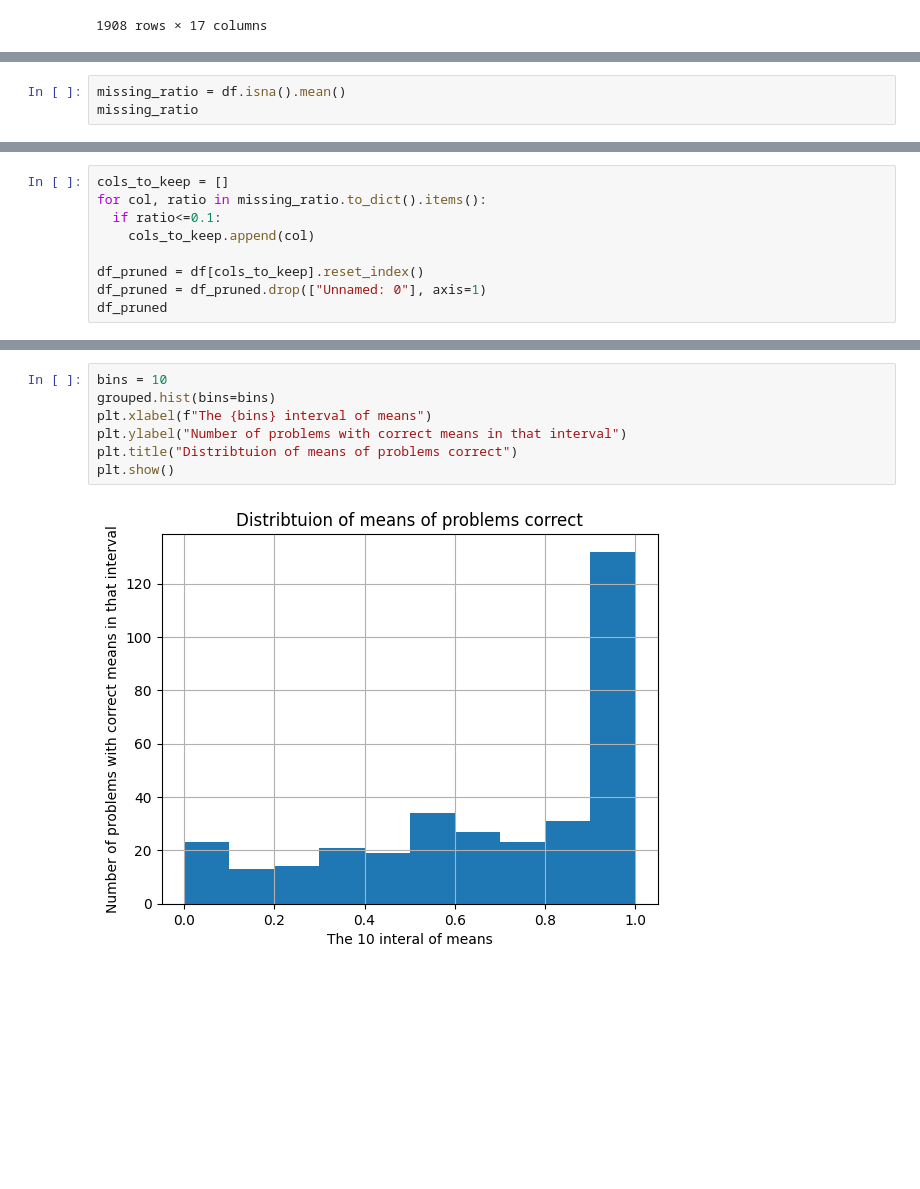
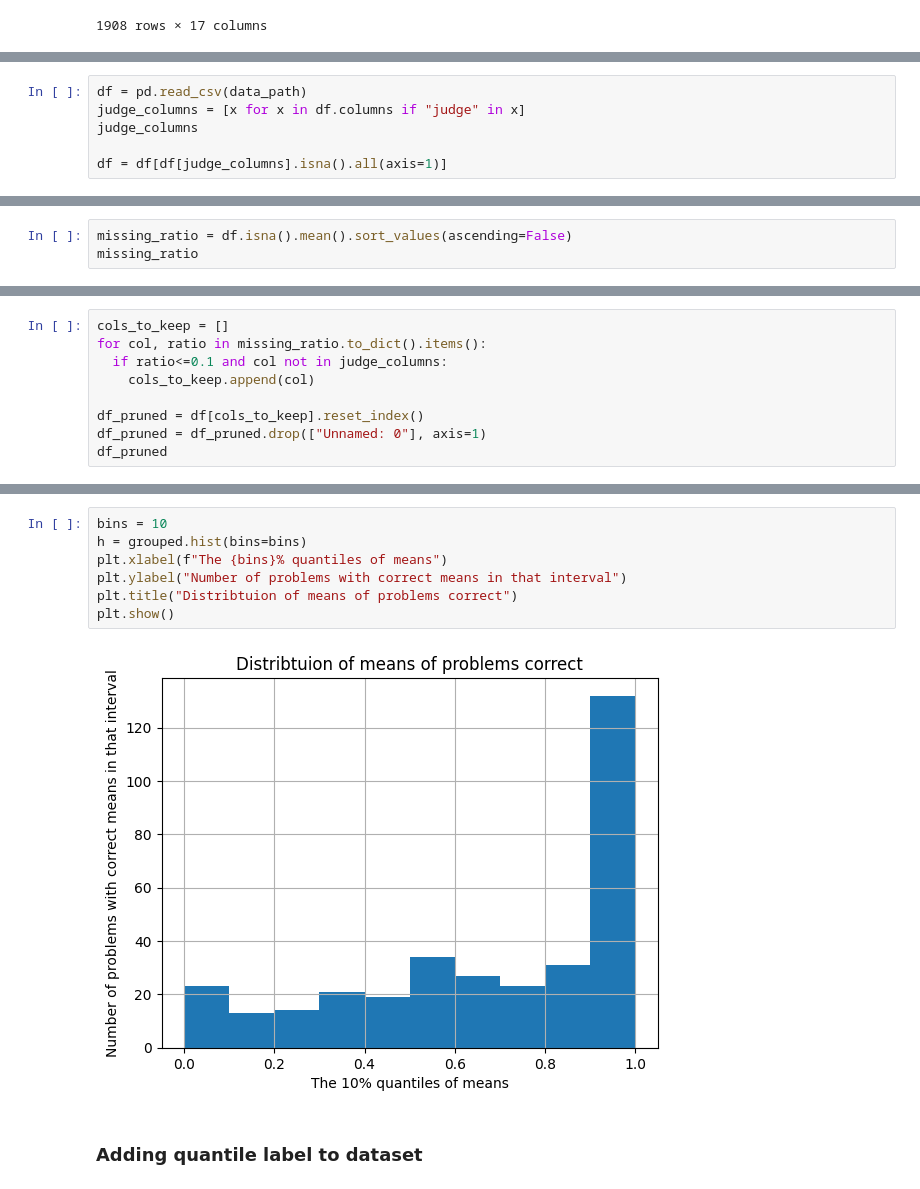
Before and after one commit to au-nlp/project-milestone-p2-group15, a Jupyter notebook: thomas_playground.ipynb, the cells around one changed output, grey strips where cells are left out. Drawn from its saved outputs; the diff is of its cells as text; blank space fills up the shorter version.

```diff
--- a/thomas_playground.ipynb
+++ b/thomas_playground.ipynb
@@ -77,0 +81,6 @@ df = pd.read_csv(data_path)
+# %%
+df = pd.read_csv(data_path)
+judge_columns = [x for x in df.columns if "judge" in x]
+judge_columns
+
+df = df[df[judge_columns].isna().all(axis=1)]
@@ -78,4 +99,4 @@ df = pd.read_csv(data_path)
 # %%
-missing_ratio = df.isna().mean()
+missing_ratio = df.isna().mean().sort_values(ascending=False)
 missing_ratio
 # %% [output]
@@ -109,7 +131,7 @@ plt.show()
 # %%
 cols_to_keep = []
 for col, ratio in missing_ratio.to_dict().items():
-  if ratio<=0.1:
+  if ratio<=0.1 and col not in judge_columns:
     cols_to_keep.append(col)
 
 df_pruned = df[cols_to_keep].reset_index()
@@ -150,9 +172,11 @@ Name: correct, Length: 359, dtype: object
 # %%
 bins = 10
-grouped.hist(bins=bins)
-plt.xlabel(f"The {bins} interval of means")
+h = grouped.hist(bins=bins)
+plt.xlabel(f"The {bins}% quantiles of means")
 plt.ylabel("Number of problems with correct means in that interval")
 plt.title("Distribtuion of means of problems correct")
 plt.show()
 # %% [output]
-[figure, old version]
+[figure, new version]
+# %% [markdown]
+### Adding quantile label to dataset
```
Also changed, not shown: parts of 22 cells of this notebook, 3 other files.
